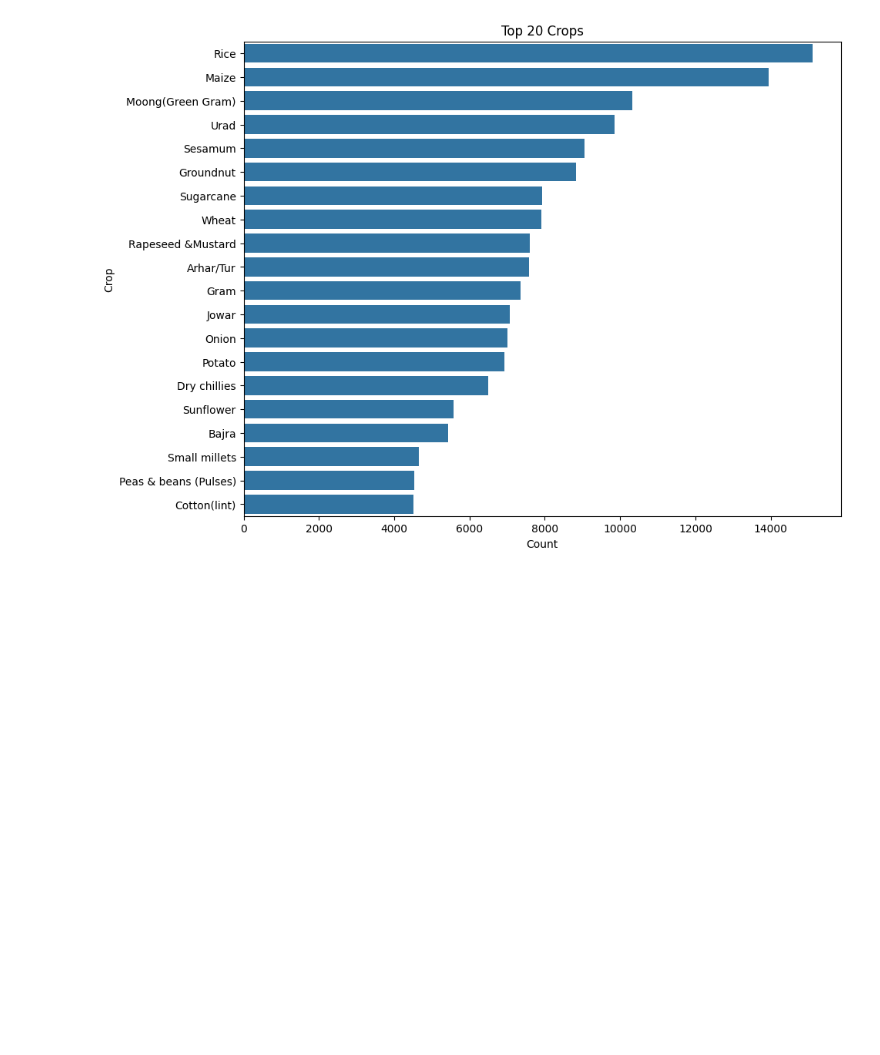
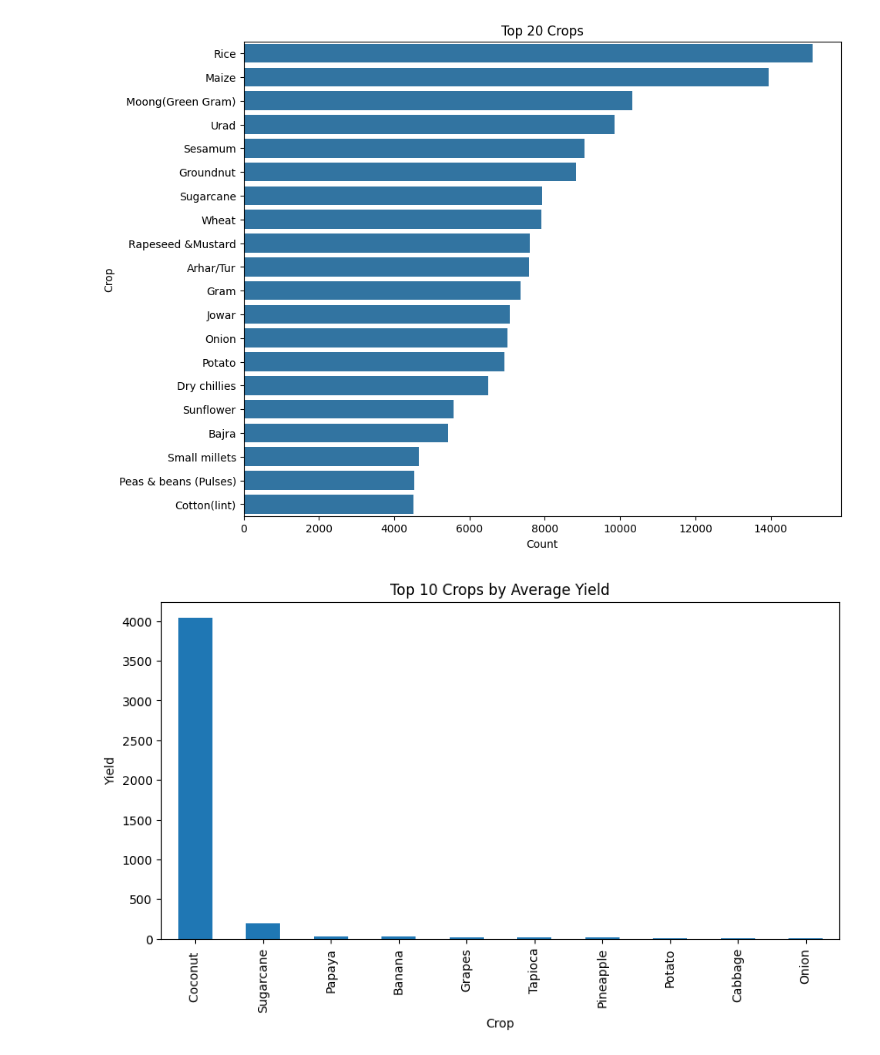
Before and after one commit to mohammedumairuddin/EEEM073-AI-Sustainability-coursework, a Jupyter notebook: notebooks/exploratory_analysis.ipynb, the cells around one changed output. Saved outputs shown, nothing was run; the diff lists cells and outputs as text; code cells hidden in the pictures; blank space fills up the shorter version.

```diff
--- a/notebooks/exploratory_analysis.ipynb
+++ b/notebooks/exploratory_analysis.ipynb
@@ -90,3 +90,21 @@ plt.ylabel("Crop")
 plt.show()
 # %% [output]
 [figure]
+# %%
+
+
+# Calculate average yield per crop
+crop_yield = df.groupby("Crop")["Yield"].mean().sort_values(ascending=False).head(10)
+
+# Plot
+plt.figure(figsize=(10,5))
+crop_yield.plot(kind="bar")
+plt.title("Top 10 Crops by Average Yield")
+plt.ylabel("Yield")
+
+# Save for report
+plt.savefig("../results/plots/top_crops_yield.png", dpi=300)
+
+plt.show()
+# %% [output]
+[figure, added]
```
Also changed, not shown: parts of 9 cells of this notebook.
